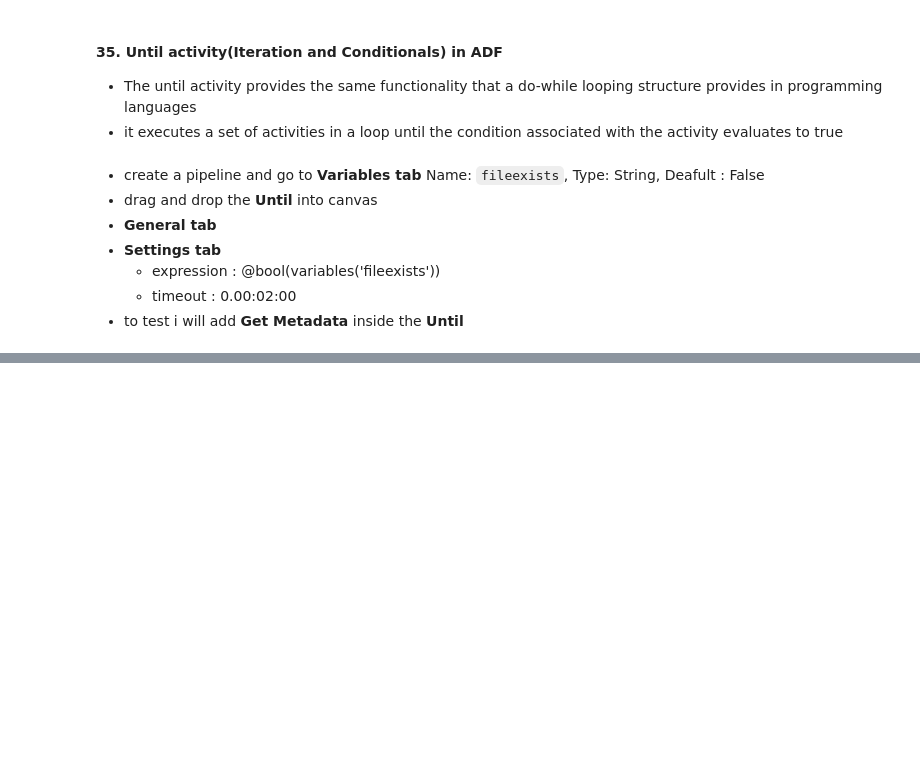
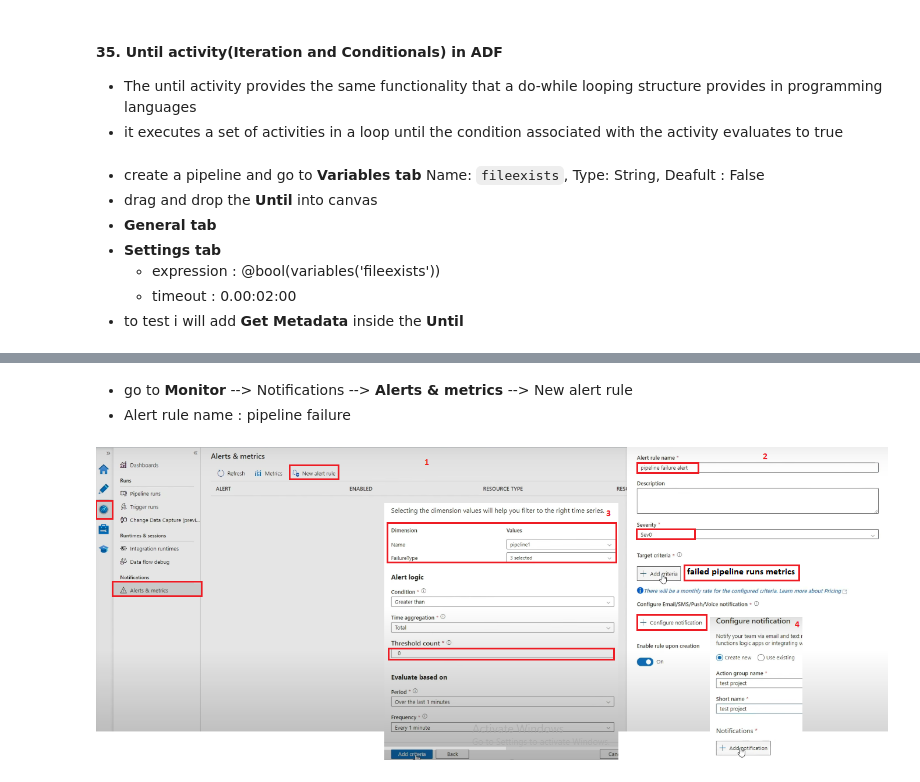
Before and after one commit to pavanpuppala0346/11.cloud, a Jupyter notebook: 1_0_1_ADF_Transformation_Activities_Notes.ipynb, the cells around one changed output, grey strips where cells are left out. Drawn from its saved outputs; the diff is of its cells as text; code cells hidden in the pictures; blank space fills up the shorter version.

```diff
--- a/1_0_1_ADF_Transformation_Activities_Notes.ipynb
+++ b/1_0_1_ADF_Transformation_Activities_Notes.ipynb
@@ -933,0 +946,8 @@ Now i want to store access_token value in a variable
+# %% [markdown]
+- go to **Monitor** --> Notifications --> **Alerts & metrics** --> New alert rule
+- Alert rule name : pipeline failure
+# %%
+from IPython.display import Image
+Image('./img/adf22.png')
+# %% [output]
+[figure, added]
```
Also changed, not shown: parts of 4 cells of this notebook, 3 other files.
